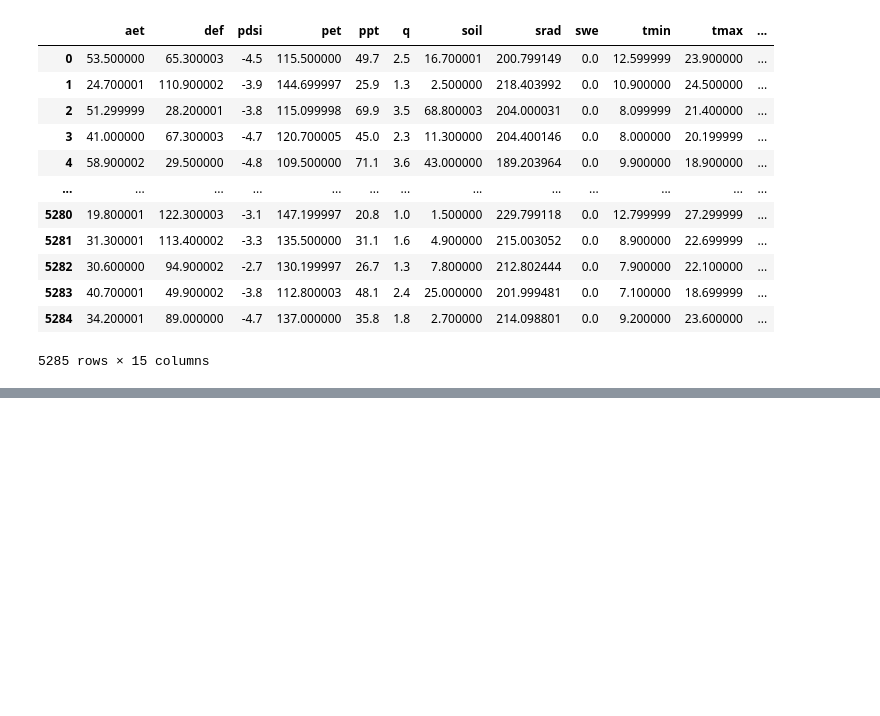
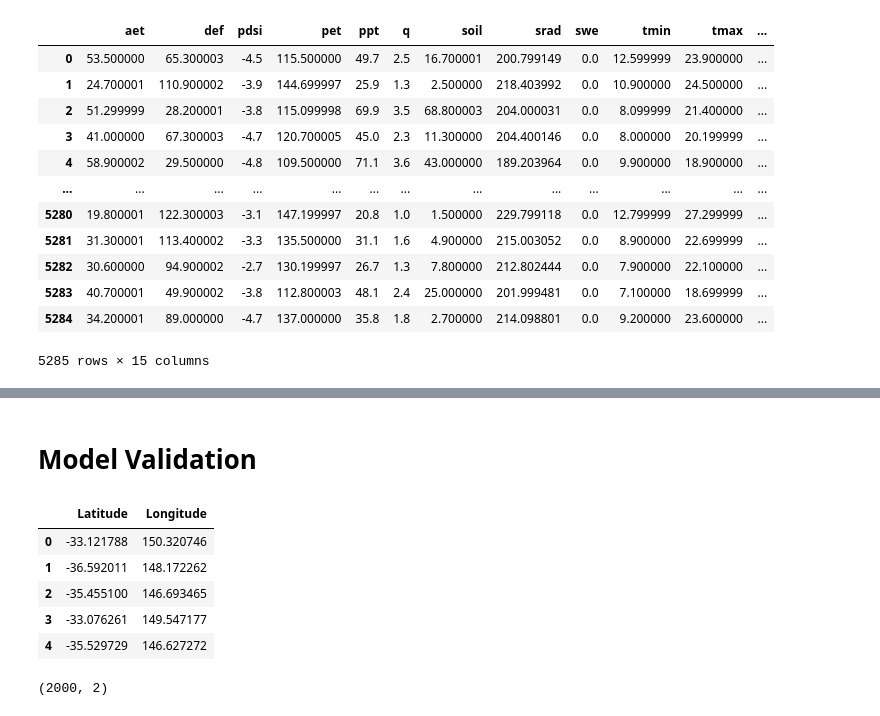
Before and after one commit to d47kumar/Biodiversity-Challenge, a Jupyter notebook: model.ipynb, the cells around one changed output, grey strips where cells are left out. Drawn from its saved outputs; the diff is of its cells as text; code cells hidden in the pictures; blank space fills up the shorter version.

```diff
--- a/model.ipynb
+++ b/model.ipynb
@@ -352,0 +528,16 @@ model_data
+# %% [markdown]
+# Model Validation
+# %%
+test_file = pd.read_csv('Validation_Template.csv')
+test_file.head()
+# %% [output]
+|  | Latitude | Longitude |
+| 0 | -33.121788 | 150.320746 |
+| 1 | -36.592011 | 148.172262 |
+| 2 | -35.455100 | 146.693465 |
+| 3 | -33.076261 | 149.547177 |
+| 4 | -35.529729 | 146.627272 |
+# %%
+test_file.shape
+# %% [output]
+(2000, 2)
```
Also changed, not shown: parts of 10 cells of this notebook, 1 other file.
